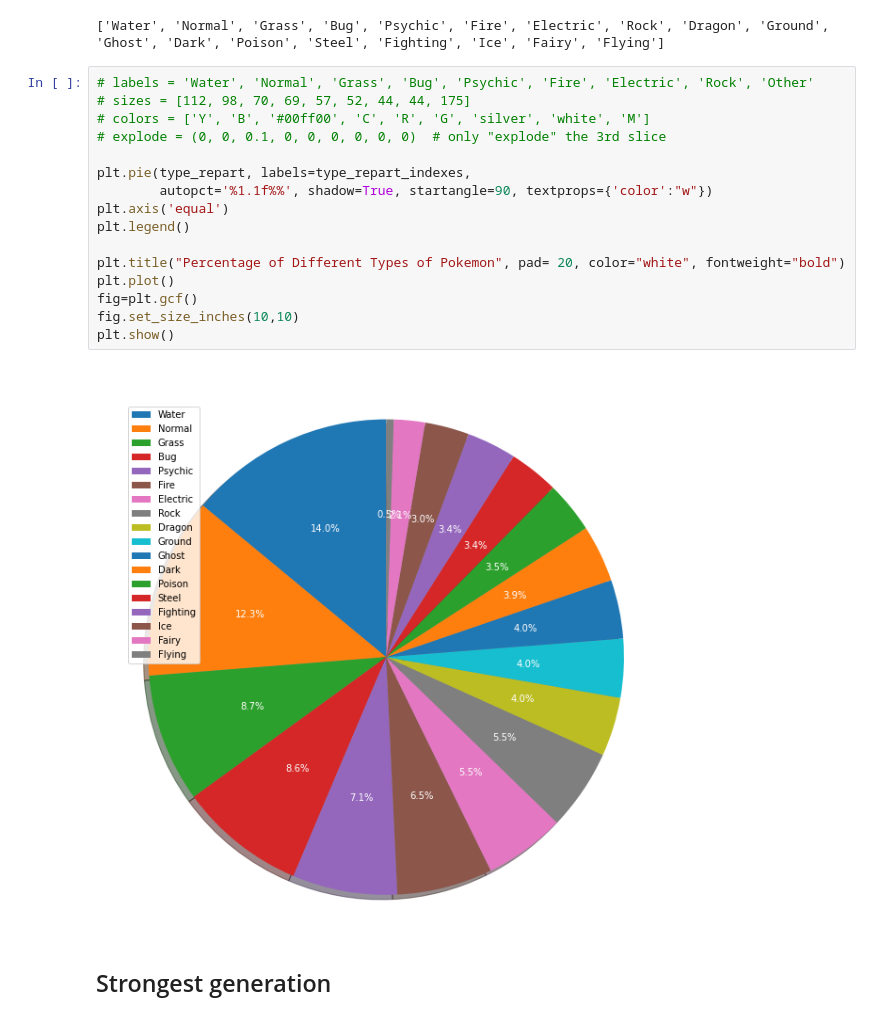
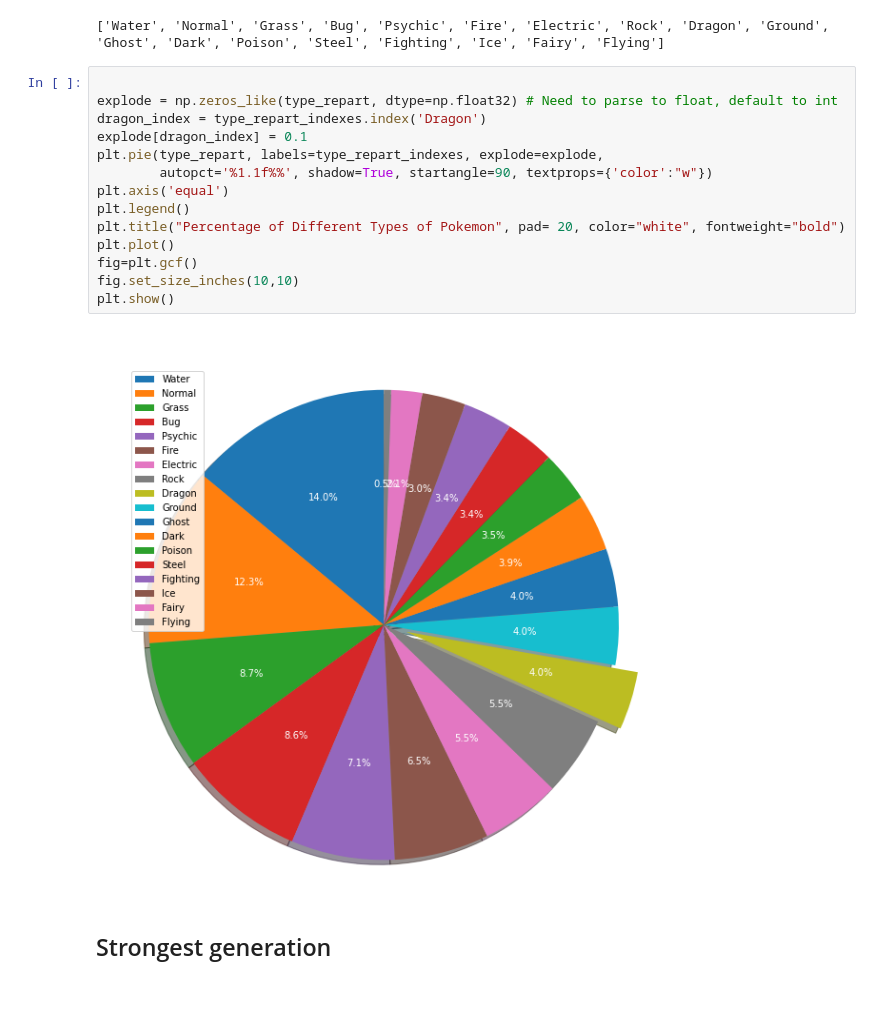
Before and after one commit to Jpec57/ml_playground, a Jupyter notebook: pokemon/main.ipynb, the cells around one changed output. Drawn from its saved outputs; the diff is of its cells as text.

```diff
--- a/pokemon/main.ipynb
+++ b/pokemon/main.ipynb
@@ -217,23 +217,21 @@ print(type_repart_indexes)
 # %% [output]
 ['Water', 'Normal', 'Grass', 'Bug', 'Psychic', 'Fire', 'Electric', 'Rock', 'Dragon', 'Ground', 'Ghost', 'Dark', 'Poison', 'Steel', 'Fighting', 'Ice', 'Fairy', 'Flying']
 # %%
-# labels = 'Water', 'Normal', 'Grass', 'Bug', 'Psychic', 'Fire', 'Electric', 'Rock', 'Other'
-# sizes = [112, 98, 70, 69, 57, 52, 44, 44, 175]
-# colors = ['Y', 'B', '#00ff00', 'C', 'R', 'G', 'silver', 'white', 'M']
-# explode = (0, 0, 0.1, 0, 0, 0, 0, 0, 0)  # only "explode" the 3rd slice
 
-plt.pie(type_repart, labels=type_repart_indexes,
+explode = np.zeros_like(type_repart, dtype=np.float32) # Need to parse to float, default to int
+dragon_index = type_repart_indexes.index('Dragon')
+explode[dragon_index] = 0.1
+plt.pie(type_repart, labels=type_repart_indexes, explode=explode,
         autopct='%1.1f%%', shadow=True, startangle=90, textprops={'color':"w"})
 plt.axis('equal')
 plt.legend()
-
 plt.title("Percentage of Different Types of Pokemon", pad= 20, color="white", fontweight="bold")
 plt.plot()
 fig=plt.gcf()
 fig.set_size_inches(10,10)
 plt.show()
 # %% [output]
-[figure, old version]
+[figure, new version]
 # %% [markdown]
 ## Strongest generation
 # %%
```
Also changed, not shown: parts of 3 cells of this notebook.
